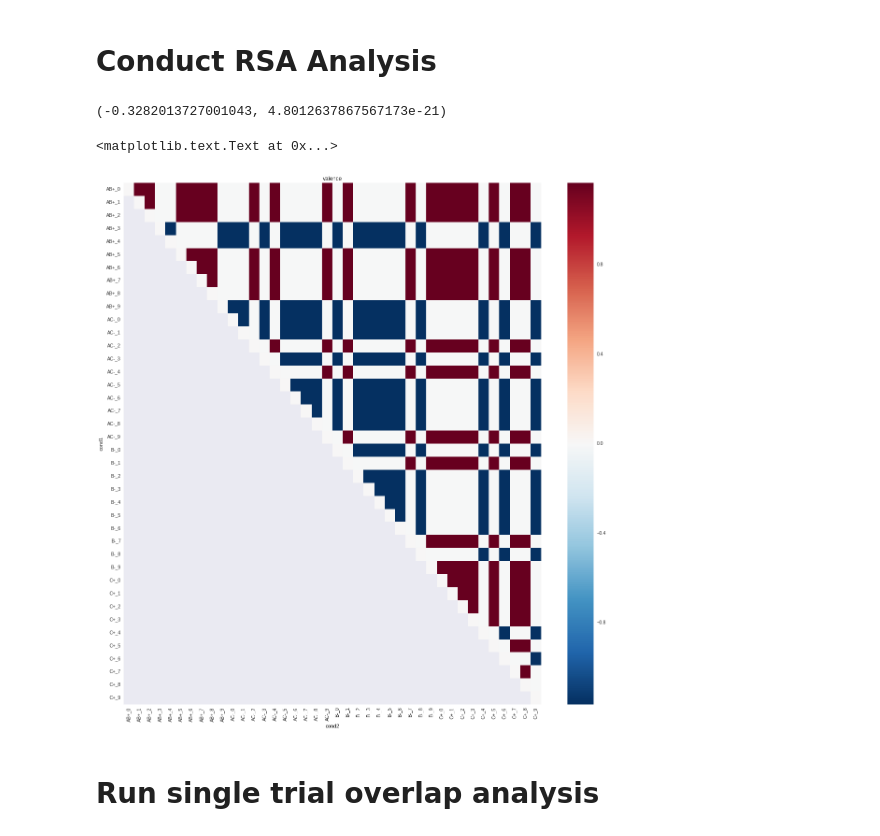
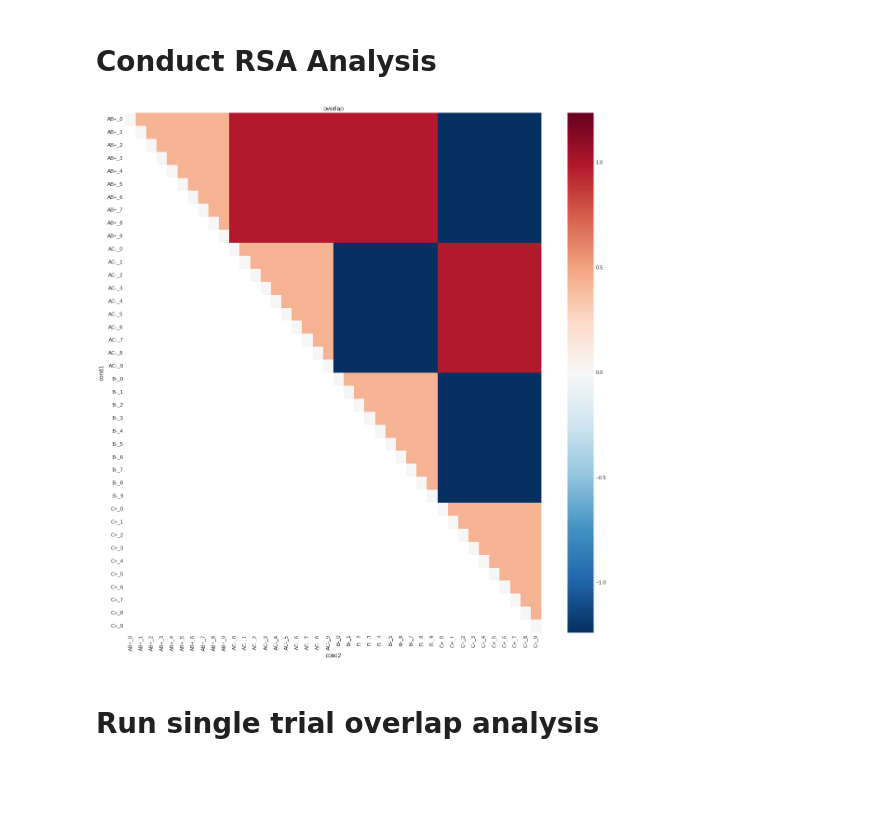
Before and after one commit to iancballard/fd_fmri, a Jupyter notebook: RSA_LDc.ipynb, the cells around one changed output. Drawn from its saved outputs; the diff is of its cells as text; code cells hidden in the pictures; blank space fills up the shorter version.

```diff
--- a/RSA_LDc.ipynb
+++ b/RSA_LDc.ipynb
@@ -286,7 +284,7 @@ def run_sub(sub):
         output.close()
 # %%
 overlap_masks = ['peri_sim','para_sim','hipp']
-masks = ['yeo17_ifs','mOFC_fill_sim','hipp','peri_sim','para_sim']
+masks = ['V1_V2','hipp','peri_sim','para_sim']
 exp = 'sim_4mm-betas'
 smooth = 'smoothed'
 conds = ['b_plus','b_minus','c_plus','c_minus']
@@ -359,10 +359,14 @@ fig_rsas = fig_rsas.set_index(['mask','run','sub'])
 # %%
 roi = 'hipp'
 run = 2
-sns.set(rc={"figure.figsize": (20, 20)})
+plt.title('')
+sns.set_context('paper',font_scale = 1.4,rc={"figure.figsize": (20, 20)})
+sns.set_style("white")
+
 mean_rsa = fig_rsas.loc[roi,run].groupby(['cond1','cond2']).mean()
 mean_rsa = mean_rsa.unstack()['corr']
 sns.heatmap(mean_rsa, vmax = .5)
-plt.title(roi)
-# plt.savefig('/home/iballard/Dropbox/fd/figs/' + roi + '_shuffled_covariance.png')
+sns.despine()
+
+plt.savefig('/home/iballard/Dropbox/fd/figs/committee_meeting/' + roi + '.svg',dpi = 600)
 # %% [output]
@@ -476,21 +483,18 @@ mask_model['cond_diff'] = [valence_map[x] for x in mask_model['cond'].values]
 mask_model['nstims'] = [numerosity_map[x] for x in mask_model['cond'].values]
 
 model_str = ['y ~ ']
-regressors = ['cond_diff','nstims','pe','response']
-mask_model['pe'] = vector_reject(mask_model['pe'],mask_model['response'])
-# mask_model['pe_unsigned'] = vector_reject(mask_model['pe_unsigned'],mask_model['response'])
-mask_model['pe_unsigned'] = scipy.stats.zscore(mask_model['pe_unsigned'])
-mask_model['pe'] = scipy.stats.zscore(mask_model['pe'])
+regressors = ['value_std','response']
+# mask_model['pe'] = vector_reject(mask_model['pe'],mask_model['response'])
 # mask_model['value_std'] = vector_reject(mask_model['value_std'],mask_model['response'])
-# mask_model['value_next'] = vector_reject(mask_model['value_next'],mask_model['response'])
+# mask_model['pe'] = scipy.stats.zscore(mask_model['pe'])
+# mask_model['value_std'] = scipy.stats.zscore(mask_model['value_std'])
 
 for r in regressors:
     model_str.append(r)
 
 model_str = '+'.join(model_str)
 
-# scipy.stats.pearsonr(mask_model['pe'] + mask_model['value_std'],mask_model['response'])
-mixedfx = smf.mixedlm(model_str, mask_model, groups = mask_model['sub'])
+mixedfx = smf.mixedlm(model_str, mask_model, groups = mask_model['sub'], re_formula = '')
 mixedfx = mixedfx.fit()
 print mixedfx.summary()
 # %% [output]
@@ -710,40 +740,33 @@ for mask in masks:
 # %%
 #Visualize regressors for the model of the RSA matrix
 tmp  = mask_models['hipp']['fd_104'].copy()
 tmp = tmp[tmp['run_idx'] ==3]
-sns.set(rc={"figure.figsize": (20, 20)})
 
-tmp['value_std'] = tmp['value_std']*-1
 
-print scipy.stats.pearsonr(tmp['value_next'],tmp['value_std'])
-# tmp['value_next'] = tmp['value_next']*-1
+x_var = 'overlap'
+tmp[x_var] = scipy.stats.zscore(tmp[x_var])
+# tmp[x_var] = vector_reject(tmp[x_var].values, tmp['valence'].values)
 
-tmp['pe'] = vector_reject(tmp['pe'].values, tmp['response'].values)
-tmp['pe'] = vector_reject(tmp['pe'].values, tmp['valence'].values)
-tmp['response'] = scipy.stats.zscore(tmp['response'])
-
-x_var = 'valence'
-tmp[x_var] = scipy.stats.zscore(tmp[x_var])
-tmp['valence'] = vector_reject(tmp['valence'].values, tmp['response'].values)
+plt.title('Hippocampus')
+sns.set_context('paper',font_scale = 1.4,rc={"figure.figsize": (20, 20)})
+sns.set_style("white")
 
 
 tmp = tmp[['cond1','cond2',x_var]]
 new_df = pd.DataFrame()
 for cond in ['AB+_','B-_','AC-_','C+_']:
     for i in range(10):
         row = pd.DataFrame({x_var:0,
                             'cond1':cond + str(i),
                             'cond2':cond + str(i)},index = [0])
         new_df = new_df.append(row)
 tmp = pd.concat([tmp,new_df])
 tmp = tmp.groupby(['cond1','cond2']).mean().unstack()[x_var]
 sns.heatmap(tmp)
 plt.title(x_var)
-# plt.savefig('/home/iballard/Dropbox/fd/figs/lab_meeting/model_' + x_var +'.png')
+plt.savefig('/home/iballard/Dropbox/fd/figs/committee_meeting/model_' + x_var +'.svg',dpi = 600)
 # %% [output]
-(-0.3282013727001043, 4.8012637867567173e-21)
-<matplotlib.text.Text at 0x...>
-[figure, old version]
+[figure, new version]
 # %% [markdown]
 # Run single trial overlap analysis
 # %%
```
Also changed, not shown: parts of 41 cells of this notebook.
